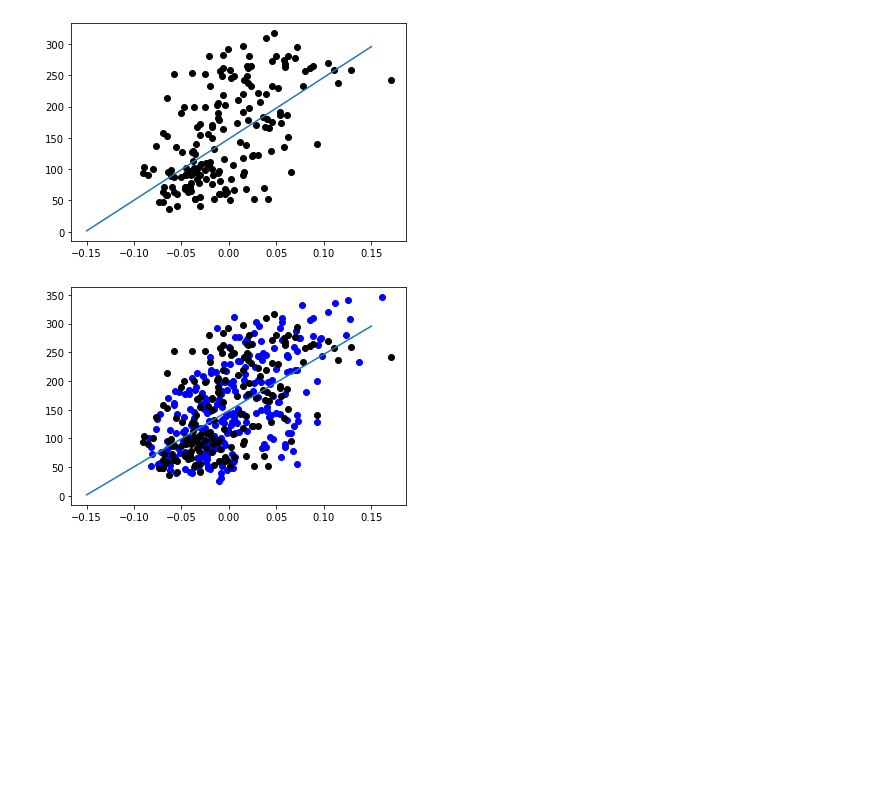
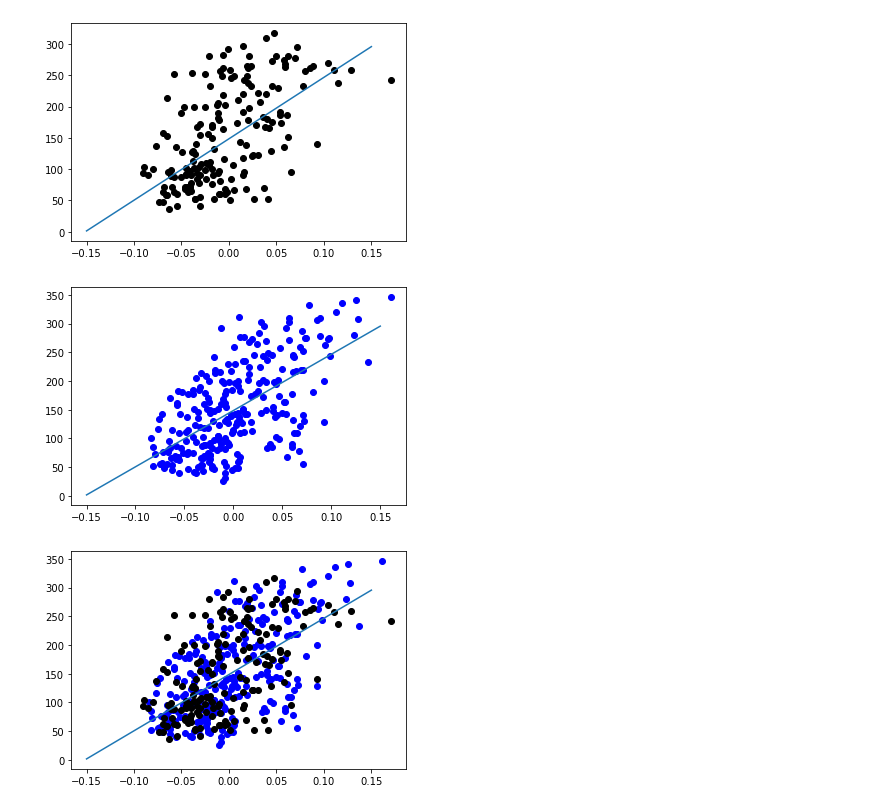
Before and after one commit to ygcha/DH150, a Jupyter notebook: Assignment2.ipynb, the cells around one changed output. Cells and saved outputs as stored; diff of their text form; code cells hidden in the pictures; blank space fills up the shorter version.

```diff
--- a/Assignment2.ipynb
+++ b/Assignment2.ipynb
@@ -370,6 +380,21 @@ plt.plot(X1_new, y_pred)
 plt.show()
 # %% [output]
 [figure]
+# %%
+# Visualize what the predictions are for this model
+
+plt.plot(X1_train,y_train,'bo')
+
+X1_new = np.linspace(-0.15,0.15)
+X1_new = X1_new.reshape(-1,1)
+
+y_pred = model.intercept_ + model.coef_ * X1_new
+
+plt.plot(X1_new, y_pred)
+
+plt.show()
+# %% [output]
+[figure, added]
 # %%
 # Visualize what the predictions are for this model
 
```
Also changed, not shown: parts of 5 cells of this notebook.
